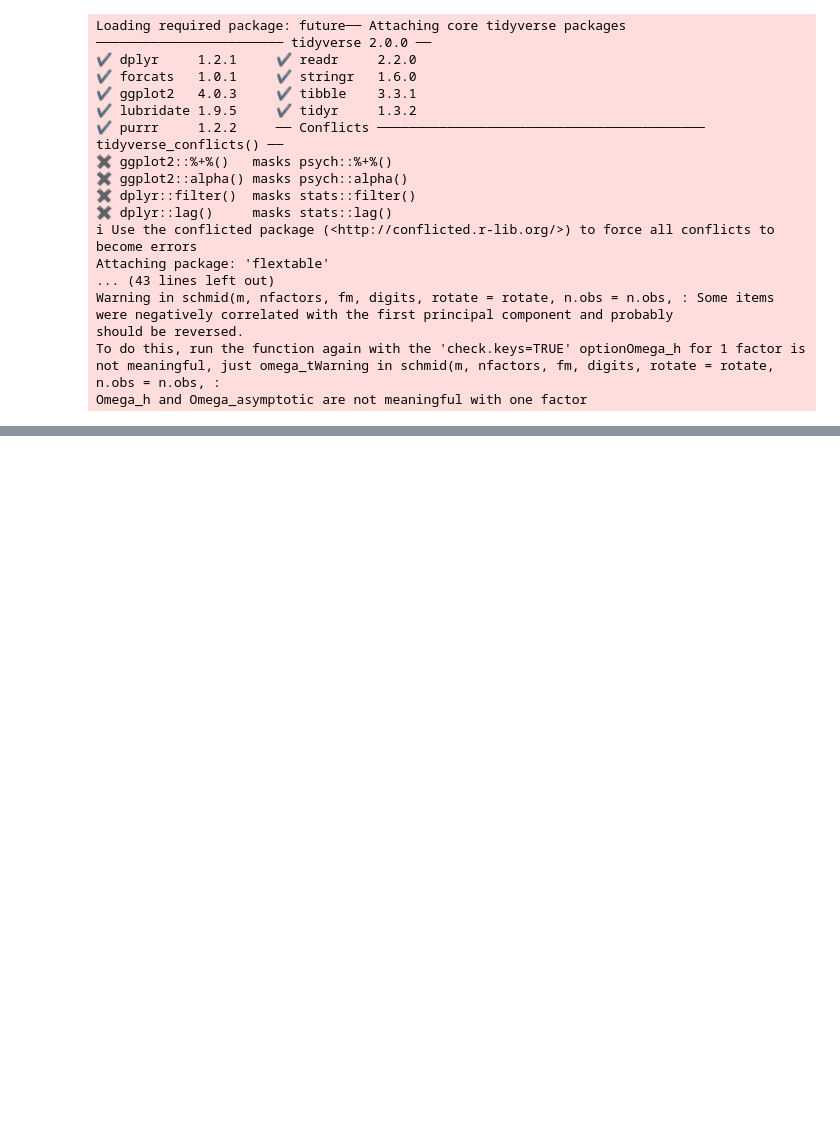
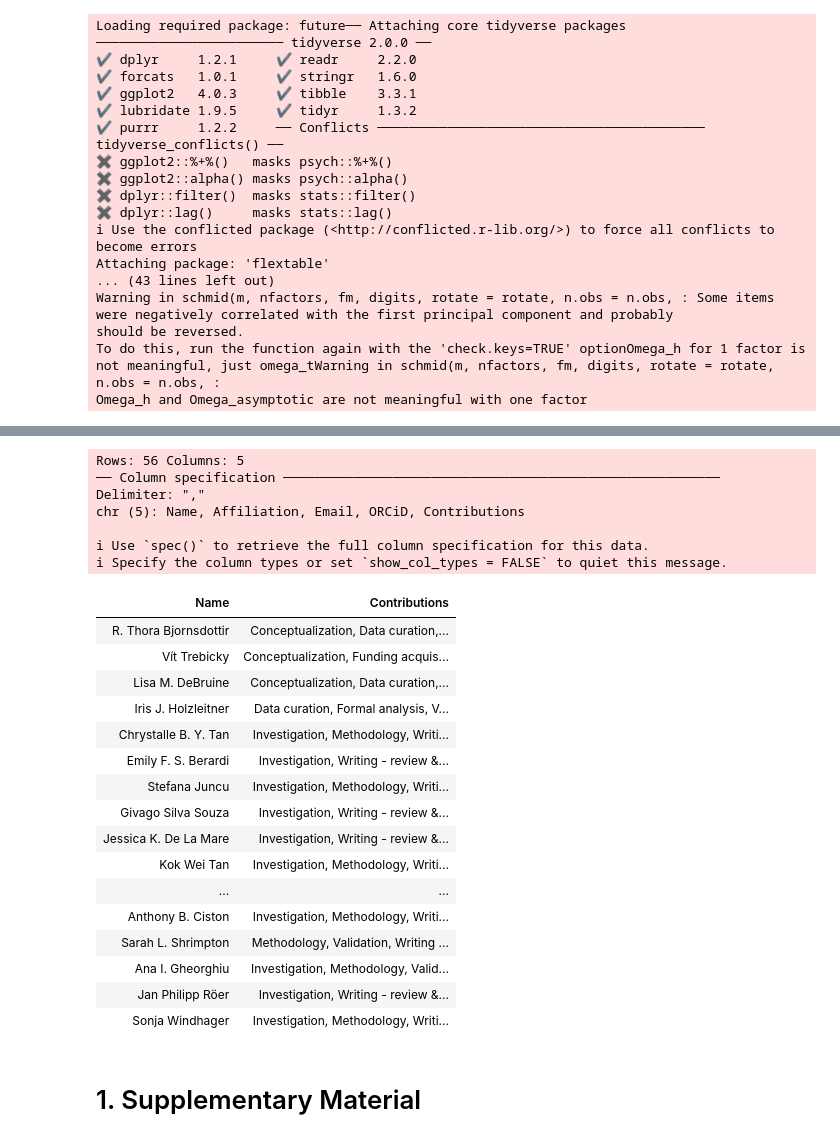
Before and after one commit to ManyFacesTeam/paper, a Jupyter notebook: docs/index.out.ipynb, the cells around one changed output, grey strips where cells are left out. Cells and saved outputs as stored; diff of their text form; code cells hidden in the pictures; blank space fills up the shorter version.

Commit message:
debugging render issues, removed table subcaptions for now

```diff
--- a/docs/index.out.ipynb
+++ b/docs/index.out.ipynb
@@ -842,0 +827,32 @@ Zebrowitz, L. (1997). *Reading Faces: Window To The Soul?* Routledge.
+# %%
+read_csv("author_CRediT.csv") |>
+  select("Name", "Contributions") |>
+  flextable() |>
+  flextable::width(j = 1, 3)
+# %% [output]
+Rows: 56 Columns: 5
+── Column specification ────────────────────────────────────────────────────────
+Delimiter: ","
+chr (5): Name, Affiliation, Email, ORCiD, Contributions
+
+ℹ Use `spec()` to retrieve the full column specification for this data.
+ℹ Specify the column types or set `show_col_types = FALSE` to quiet this message.
+| Name | Contributions |
+| R. Thora Bjornsdottir | Conceptualization, Data curation,... |
+| Vít Trebicky | Conceptualization, Funding acquis... |
+| Lisa M. DeBruine | Conceptualization, Data curation,... |
+| Iris J. Holzleitner | Data curation, Formal analysis, V... |
+| Chrystalle B. Y. Tan | Investigation, Methodology, Writi... |
+| Emily F. S. Berardi | Investigation, Writing - review &... |
+| Stefana Juncu | Investigation, Methodology, Writi... |
+| Givago Silva Souza | Investigation, Writing - review &... |
+| Jessica K. De La Mare | Investigation, Writing - review &... |
+| Kok Wei Tan | Investigation, Methodology, Writi... |
+| ... | ... |
+| Anthony B. Ciston | Investigation, Methodology, Writi... |
+| Sarah L. Shrimpton | Methodology, Validation, Writing ... |
+| Ana I. Gheorghiu | Investigation, Methodology, Valid... |
+| Jan Philipp Röer | Investigation, Writing - review &... |
+| Sonja Windhager | Investigation, Methodology, Writi... |
+# %% [markdown]
+# 1. Supplementary Material
```
Also changed, not shown: parts of 89 cells of this notebook, 46 other files.
